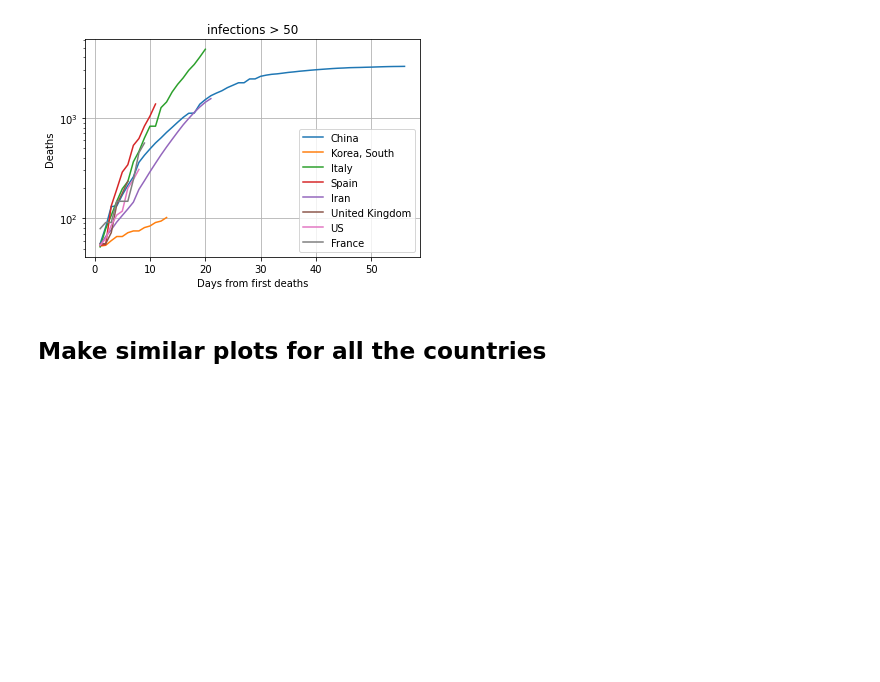
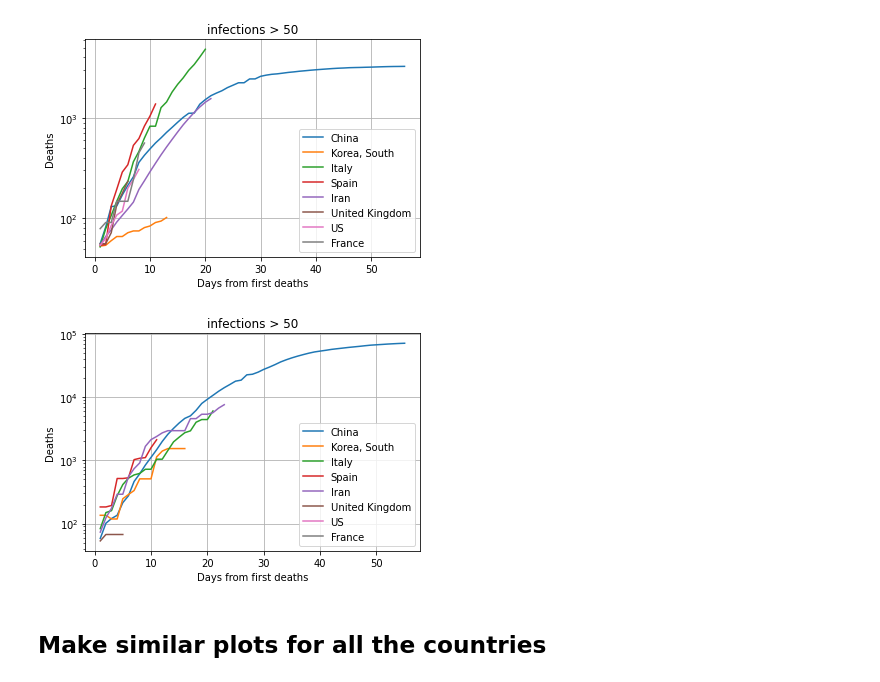
Before and after one commit to restrepo/COVID-19, a Jupyter notebook: covid_analysis.ipynb, the cells around one changed output. Saved outputs shown, nothing was run; the diff lists cells and outputs as text; code cells hidden in the pictures; blank space fills up the shorter version.

```diff
--- a/covid_analysis.ipynb
+++ b/covid_analysis.ipynb
@@ -67,7 +67,7 @@ if ALL_DATA:
     DataDeaths='time_series_19-covid-Deaths.csv'
     cvd=pd.read_csv('{}{}{}'.format(DataSource,DataDir,DataDeaths))
     cvd=cvd.reset_index(drop=True)
-    DataRecovered='time_series_19-covid-Deaths.csv'
+    DataRecovered='time_series_19-covid-Recovered.csv'
     cvr=pd.read_csv('{}{}{}'.format(DataSource,DataDir,DataRecovered))
     cvr=cvr.reset_index(drop=True)
 # %% [markdown]
@@ -185,6 +185,35 @@ plt.grid()
 #plt.savefig('elpais_recover_2020_03_16.png')
 # %% [output]
 [figure]
+# %%
+cntr=['China','Korea, South','Italy','Spain','Iran','United Kingdom','US','France']
+
+deaths=50
+for c in cntr:
+    idxs=cvr[ cvr['Country/Region']== c ].index
+    if len(idxs)==1:
+        idx=idxs[0]
+    else:
+        print('Several Province/State')
+
+    y=[l for l in cvr.loc[idx,'tolist'] if l>deaths]
+    ylen=len(y)
+    x=range( 1,ylen+1 )
+    #plt.semilogy(x,y,label='{}'.format(c))
+    plt.plot(x,y,label='{}'.format(c))
+
+plt.legend(loc='best')
+plt.xscale('linear')
+plt.yscale('log')
+plt.title('infections > {}'.format(mininf))
+plt.xlabel('Days from first deaths')
+plt.ylabel('Deaths')
+plt.grid()
+#plt.xlim(1,10)
+#plt.ylim(1,200)
+#plt.savefig('elpais_recover_2020_03_16.png')
+# %% [output]
+[figure, added]
 # %% [markdown]
 ## Make similar plots for all the countries
 # %%
```
Also changed, not shown: parts of 2 cells of this notebook.
